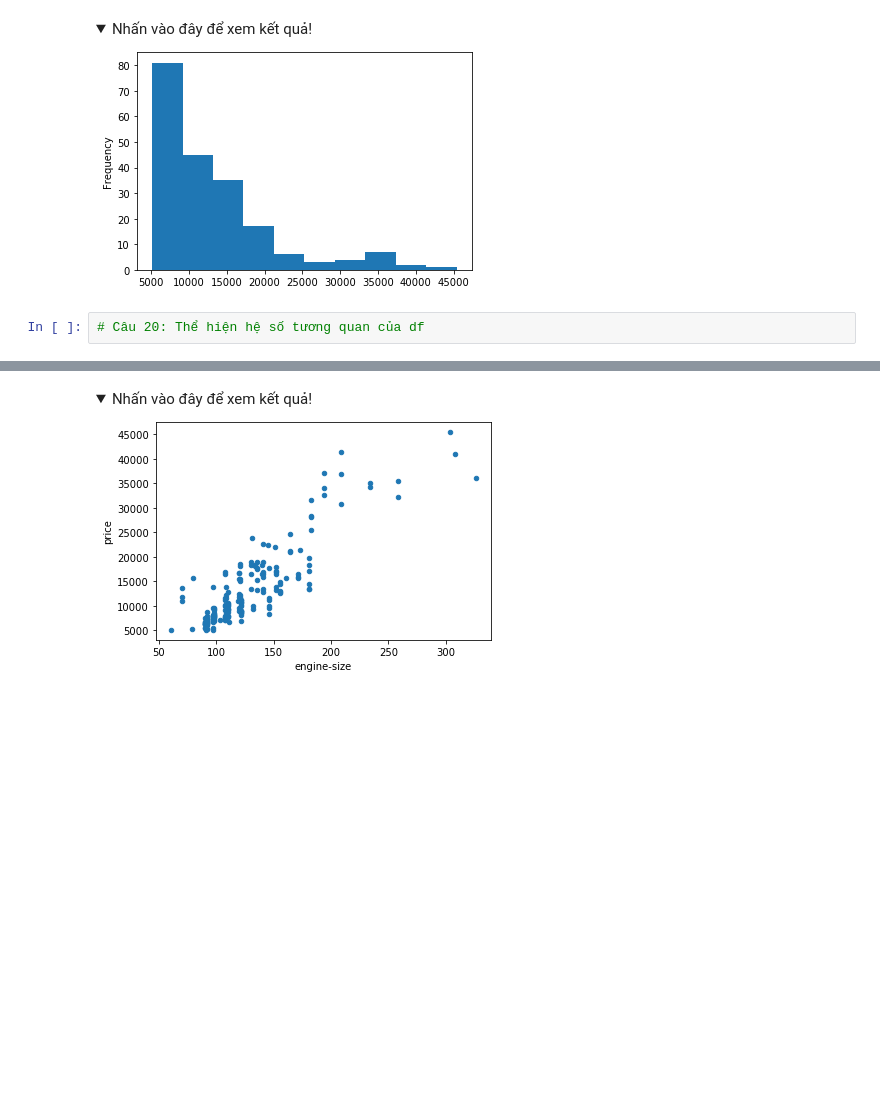
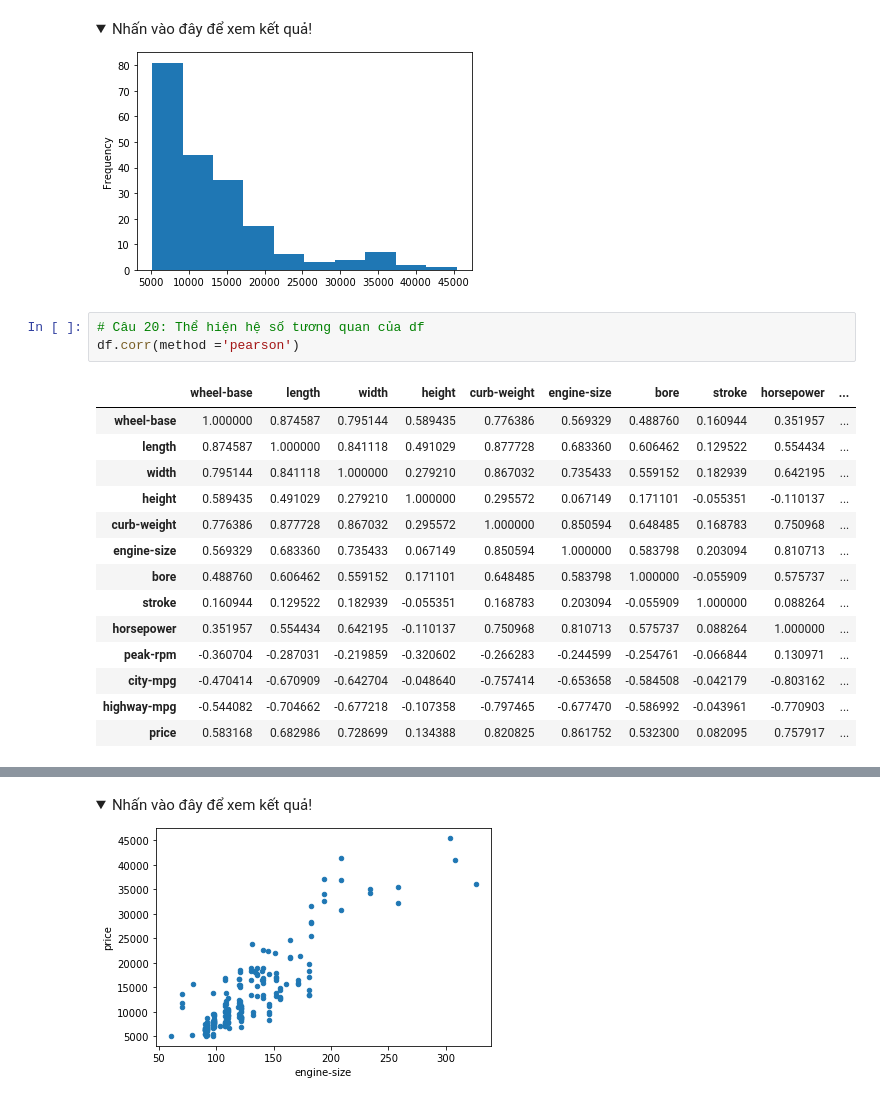
Before and after one commit to nguyennamphu/pythforml, a Jupyter notebook: Dataframe_Bai_lam_them_2 (Part 2).ipynb, the cells around one changed output, grey strips where cells are left out. Drawn from its saved outputs; the diff is of its cells as text; folded sections open; blank space fills up the shorter version.

```diff
--- a/Dataframe_Bai_lam_them_2 (Part 2).ipynb
+++ b/Dataframe_Bai_lam_them_2 (Part 2).ipynb
@@ -1840,6 +1944,22 @@ df
 </details>
 # %%
 # Câu 20: Thể hiện hệ số tương quan của df
+df.corr(method ='pearson')
+# %% [output]
+|  | wheel-base | length | width | height | curb-weight | engine-size | bore | stroke | horsepower | ... |
+| wheel-base | 1.000000 | 0.874587 | 0.795144 | 0.589435 | 0.776386 | 0.569329 | 0.488760 | 0.160944 | 0.351957 | ... |
+| length | 0.874587 | 1.000000 | 0.841118 | 0.491029 | 0.877728 | 0.683360 | 0.606462 | 0.129522 | 0.554434 | ... |
+| width | 0.795144 | 0.841118 | 1.000000 | 0.279210 | 0.867032 | 0.735433 | 0.559152 | 0.182939 | 0.642195 | ... |
+| height | 0.589435 | 0.491029 | 0.279210 | 1.000000 | 0.295572 | 0.067149 | 0.171101 | -0.055351 | -0.110137 | ... |
+| curb-weight | 0.776386 | 0.877728 | 0.867032 | 0.295572 | 1.000000 | 0.850594 | 0.648485 | 0.168783 | 0.750968 | ... |
+| engine-size | 0.569329 | 0.683360 | 0.735433 | 0.067149 | 0.850594 | 1.000000 | 0.583798 | 0.203094 | 0.810713 | ... |
+| bore | 0.488760 | 0.606462 | 0.559152 | 0.171101 | 0.648485 | 0.583798 | 1.000000 | -0.055909 | 0.575737 | ... |
+| stroke | 0.160944 | 0.129522 | 0.182939 | -0.055351 | 0.168783 | 0.203094 | -0.055909 | 1.000000 | 0.088264 | ... |
+| horsepower | 0.351957 | 0.554434 | 0.642195 | -0.110137 | 0.750968 | 0.810713 | 0.575737 | 0.088264 | 1.000000 | ... |
+| peak-rpm | -0.360704 | -0.287031 | -0.219859 | -0.320602 | -0.266283 | -0.244599 | -0.254761 | -0.066844 | 0.130971 | ... |
+| city-mpg | -0.470414 | -0.670909 | -0.642704 | -0.048640 | -0.757414 | -0.653658 | -0.584508 | -0.042179 | -0.803162 | ... |
+| highway-mpg | -0.544082 | -0.704662 | -0.677218 | -0.107358 | -0.797465 | -0.677470 | -0.586992 | -0.043961 | -0.770903 | ... |
+| price | 0.583168 | 0.682986 | 0.728699 | 0.134388 | 0.820825 | 0.861752 | 0.532300 | 0.082095 | 0.757917 | ... |
 # %% [markdown]
 <details>
   <summary>Nhấn vào đây để xem kết quả!</summary>
```
Also changed, not shown: parts of 16 cells of this notebook.
